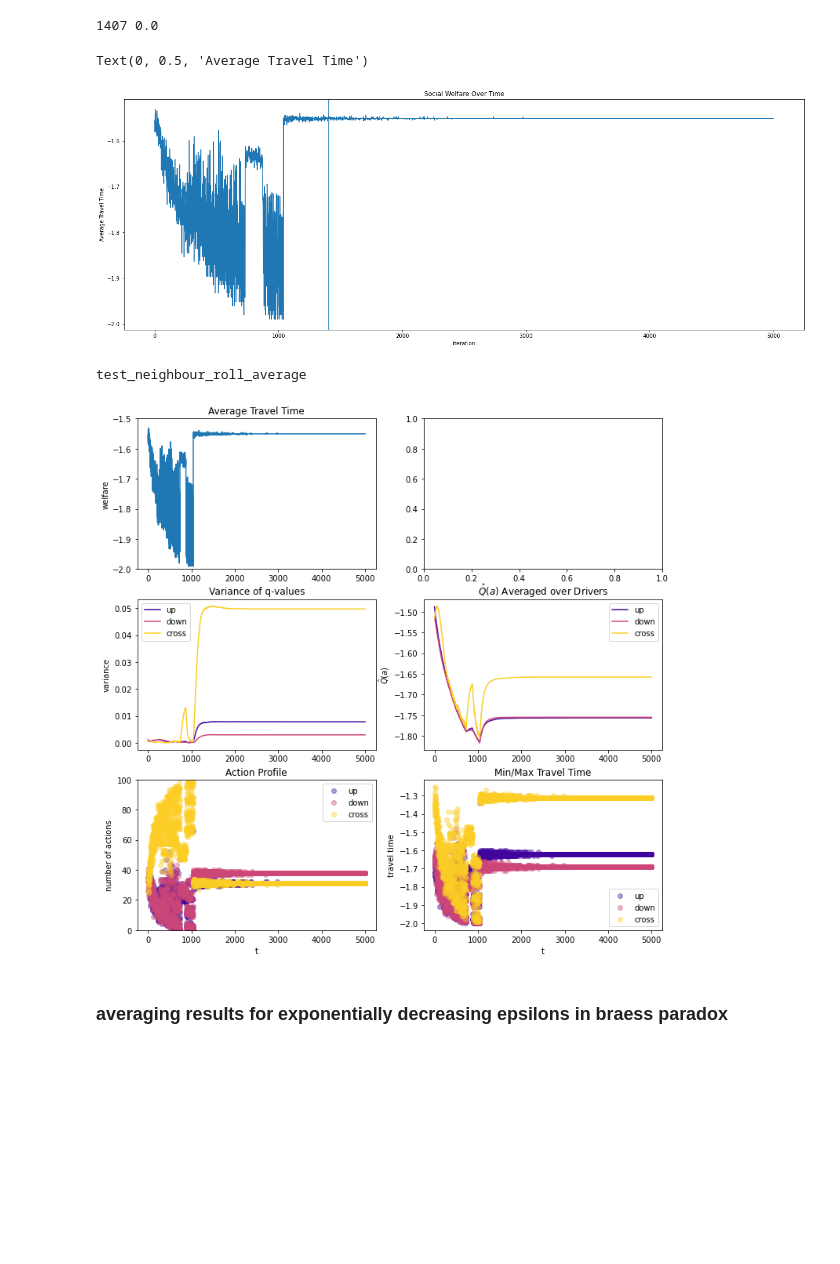
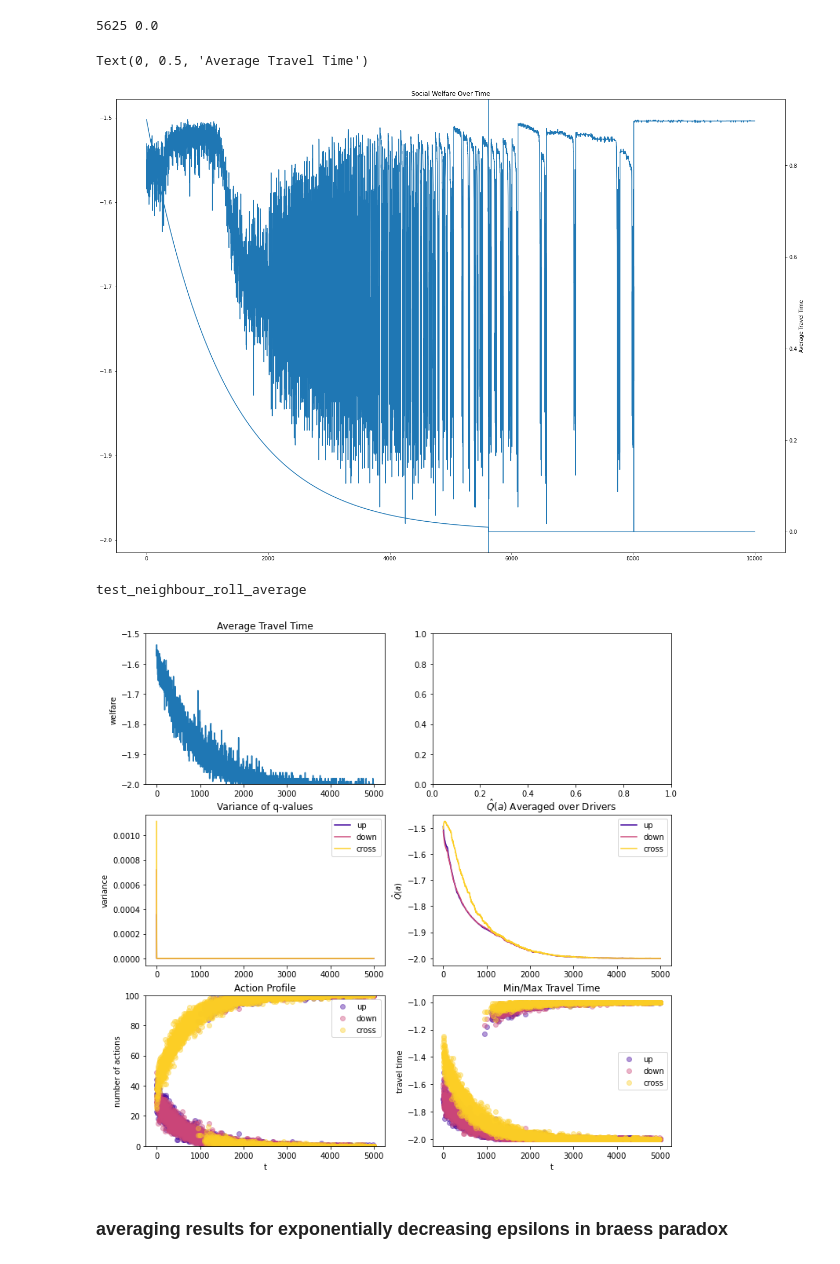
Before and after one commit to CCarissimo/congested, a Jupyter notebook: parameter_averaging_experiments.ipynb, the cells around one changed output. Saved outputs shown, nothing was run; the diff lists cells and outputs as text; code cells hidden in the pictures; blank space fills up the shorter version.

```diff
--- a/parameter_averaging_experiments.ipynb
+++ b/parameter_averaging_experiments.ipynb
@@ -42,7 +42,7 @@ def follow_the_regularized_leader_select_action(Q, S):
 # rng = np.random.default_rng()
 # A = rng.choice(np.broadcast_to(np.arange(3), shape=(100, 3)), 1, p=p)
 # %%
-def braess_augmented_network(A, u=1, d=1, c=0):
+def braess_augmented_network(A, u=1, d=1, c=0, cross_cost=0):
     n_agents = len(A)
     n_up = (A == 0).sum()
     n_down = (A == 1).sum()
@@ -57,9 +57,9 @@ def braess_augmented_network(A, u=1, d=1, c=0):
     return R, T
 # %%
 N_AGENTS = 100
-N_STATES = 7
+N_STATES = 100
 N_ACTIONS = 3
-N_ITER = 5000
+N_ITER = 10000
 
 EPSILON = 0.05
 mask = np.zeros(N_AGENTS)
@@ -82,7 +82,7 @@ else:
 
 EPS_START = 0.9
 EPS_END = 0.000
-EPS_DECAY = N_ITER/16
+EPS_DECAY = N_ITER/8
 
 M = {}
 ind = np.arange(N_AGENTS)
@@ -102,25 +102,21 @@ for t in range(N_ITER):
     EPSILON = (EPS_END + (EPS_START - EPS_END) * math.exp(-1. * t / EPS_DECAY)) # if t < N_ITER/10 else 0
     elist.append(EPSILON)
 
-    # S = heuristic_recommender(Q, N_AGENTS)
+    S = heuristic_recommender(Q, N_AGENTS)
 
     A = e_greedy_select_action(Q, S, EPSILON)
 #     A = follow_the_regularized_leader_select_action(Q, S)
     #alignment, recommendation_alignment, action_alignment = calculate_alignment(Q, S, A)
 
-    #R, travel_time_per_route = braess_augmented_network(A,
-    #                                                    c=0,
-    #                                                    d=d_costs[t],
-    #                                                    u=1
-    #                                                   )
+    R, travel_time_per_route = braess_augmented_network(A, cross_cost=0.5)
 
-    R, travel_time_per_route = braess_augmented_network(A)
+#     R, travel_time_per_route = braess_augmented_network(A)
 
     # R = np.mean(R)
 
     Q, sum_of_belief_updates = bellman_update_q_table(Q, S, A, R, ALPHA, GAMMA)
 
-    Q = average_rolled_q_tables(Q, neighborhood=100)
+#     Q = average_rolled_q_tables(Q, neighborhood=100)
 
     ### SAVE PROGRESS DATA
     M[t] = {"nA": np.bincount(A, minlength=3),
@@ -144,22 +140,24 @@ elist = np.where(elist < 0.01, 0, elist)
 argmin = np.argmin(elist)
 print(argmin, elist[argmin])
 # %% [output]
-1407 0.0
+5625 0.0
 # %%
-plt.figure(figsize=(23,8))
-plt.plot([M[t]["R"].mean() for t in M.keys()])
+fig, ax = plt.subplots(figsize=(23,16))
+ax.plot([M[t]["R"].mean() for t in M.keys()])
+ax2 = ax.twinx()
+ax2.plot(elist)
 plt.axvline(argmin)
 plt.title("Social Welfare Over Time")
 plt.xlabel("iteration")
 plt.ylabel("Average Travel Time")
 # %% [output]
 Text(0, 0.5, 'Average Travel Time')
-[figure, old version]
+[figure, new version]
 # %%
 plot_run(M, "test_neighbour_roll_average", N_AGENTS, N_ACTIONS, N_ITER)
 # %% [output]
 test_neighbour_roll_average
-[figure, old version]
+[figure, new version]
 # %%
 def run(N_ITER, QINIT, N_AGENTS, network_type, N_STATES, N_ACTIONS, ALPHA, EPSILON, EPS_DECAY, NEIGHBORHOOD=1):
 
```
Also changed, not shown: parts of 1 cell of this notebook, 1 other file.
